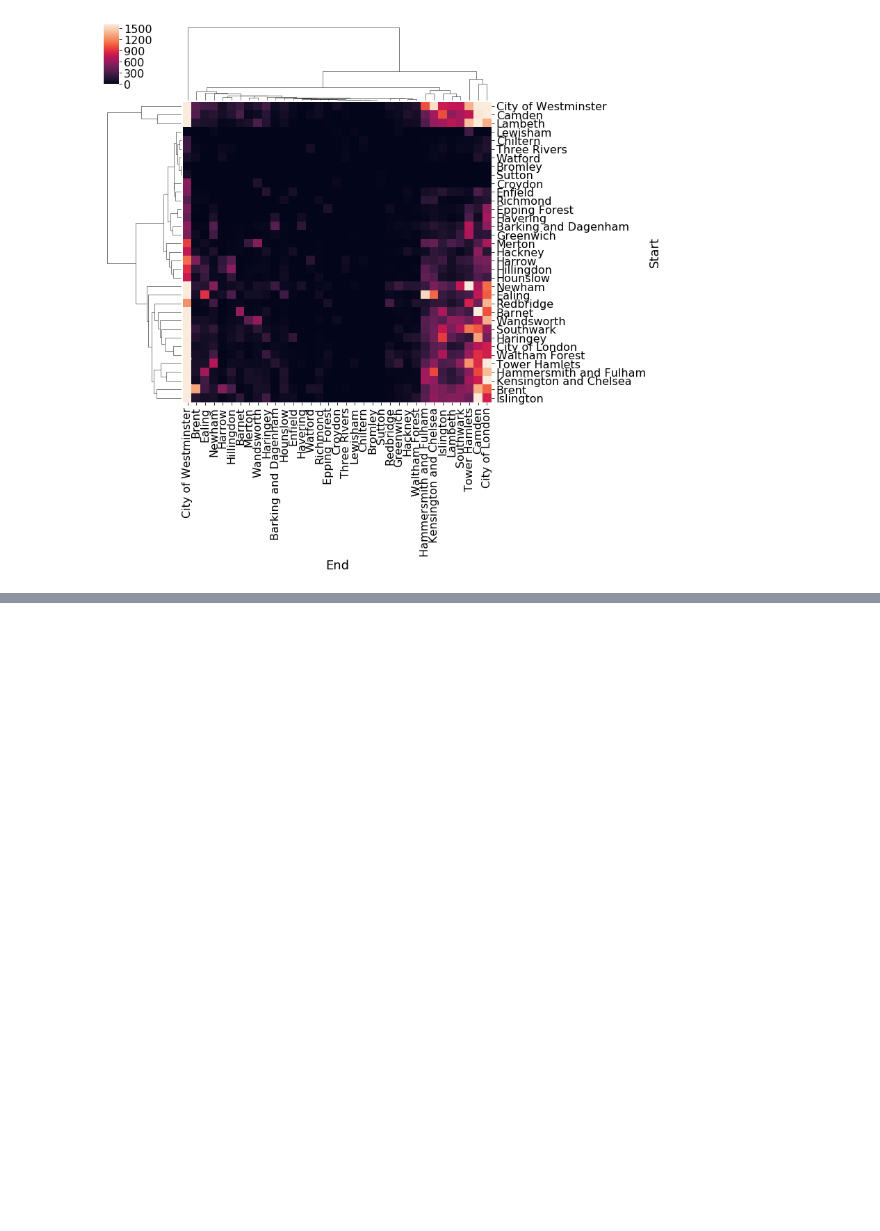
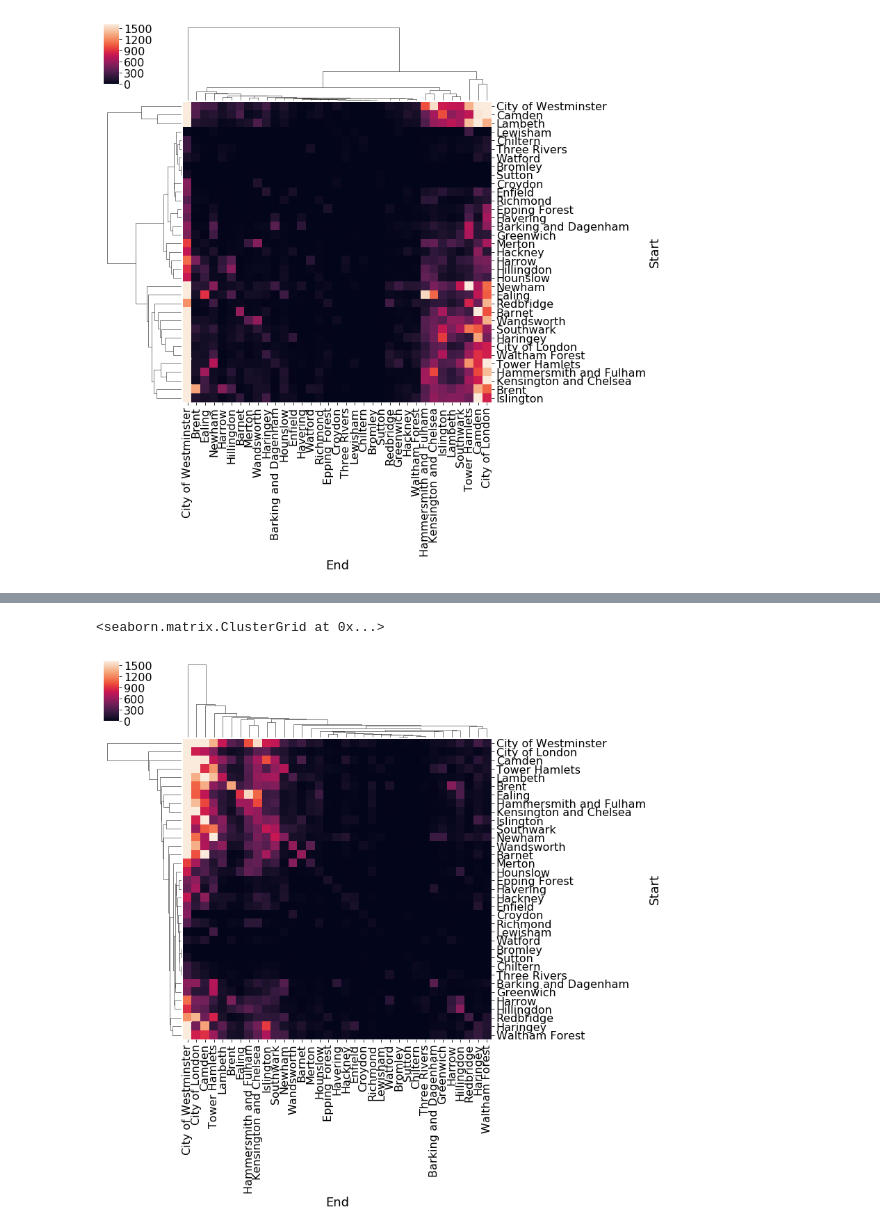
Before and after one commit to joshuablake/Temporal-metapop-epidemic-London-, a Jupyter notebook: src/TFL data.ipynb, the cells around one changed output, grey strips where cells are left out. Drawn from its saved outputs; the diff is of its cells as text; code cells hidden in the pictures; blank space fills up the shorter version.

```diff
--- a/src/TFL data.ipynb
+++ b/src/TFL data.ipynb
@@ -249,0 +257,4 @@ a['Camden'].sum()
+# %%
+end_start = a.pivot(index='End', columns='Start', values='Count')
+end_start.fillna(0, inplace=True)
+end_start.head()
@@ -249,0 +270,15 @@ a['Camden'].sum()
+# %%
+left = start_end.copy()
+right = end_start.copy()
+left.columns = [i+'_st' for i in start_end.columns]
+right.columns = [i+'_end' for i in end_start.columns]
+matrix = pandas.concat((left, right), axis=1).values
+# %%
+linkage = scipy.cluster.hierarchy.linkage(matrix)
+# %%
+seaborn.clustermap(start_end, robust=True, xticklabels=True,
+                   yticklabels=True,
+                  row_linkage=linkage, col_linkage=linkage)
+# %% [output]
+<seaborn.matrix.ClusterGrid at 0x...>
+[figure, added]
```
Also changed, not shown: parts of 8 cells of this notebook, 2 other files.
